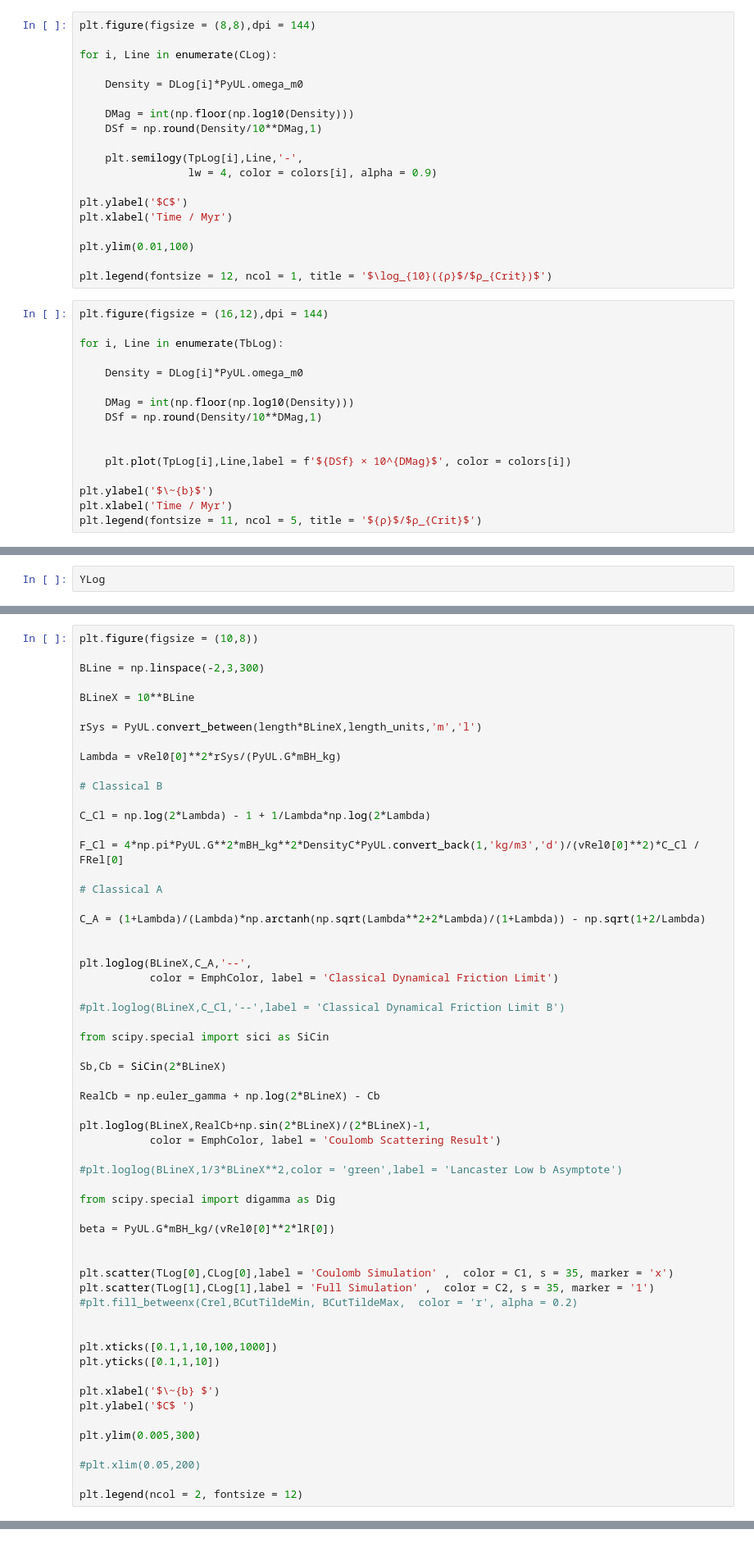
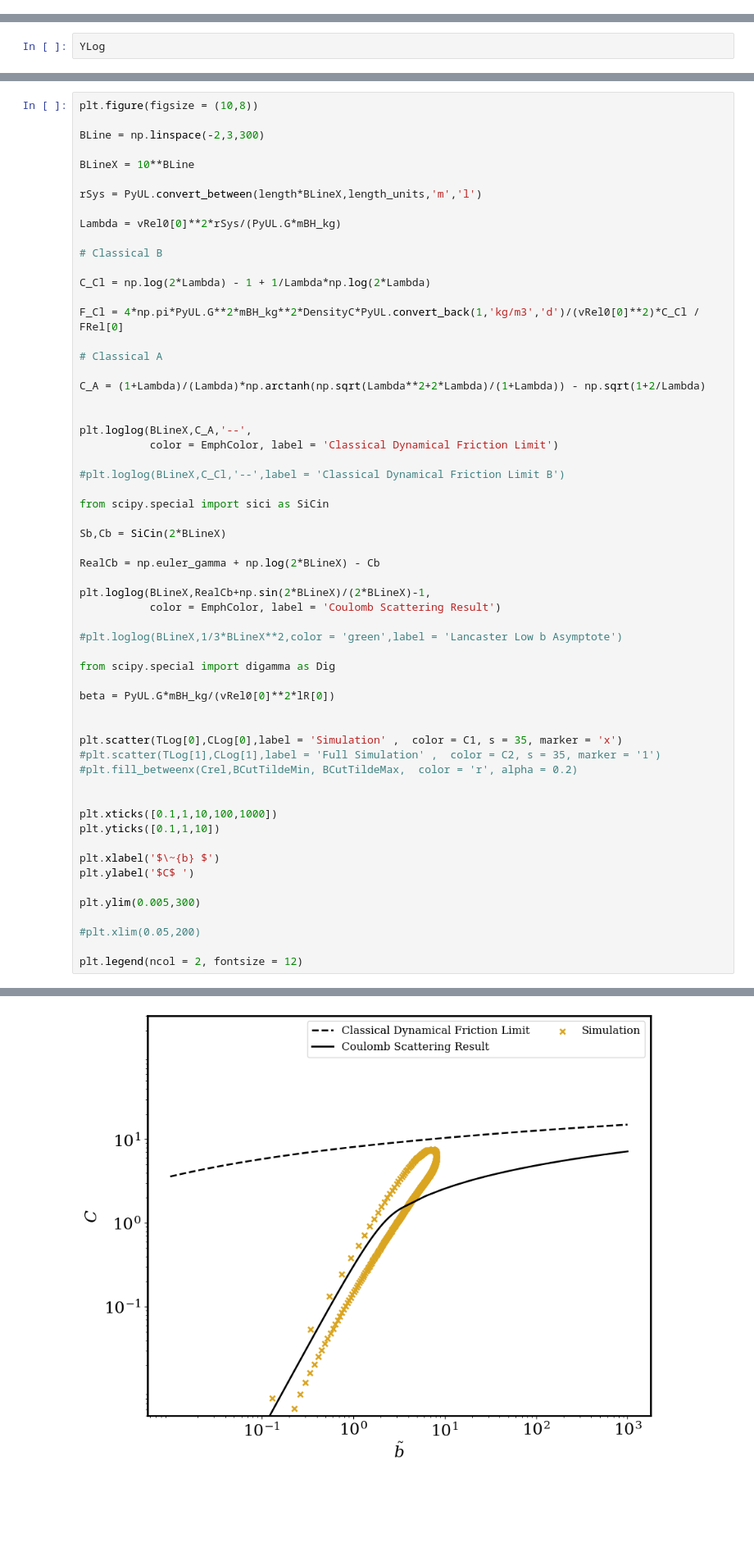
Before and after one commit to Sifyrena/PyUL_NBody, a Jupyter notebook: PyUL2_notebook_UDrag.ipynb, the cells around one changed output, grey strips where cells are left out. Shown at 82% size. Saved outputs shown, nothing was run; the diff lists cells and outputs as text; blank space fills up the shorter version.

```diff
--- a/PyUL2_notebook_UDrag.ipynb
+++ b/PyUL2_notebook_UDrag.ipynb
@@ -503,35 +195,0 @@ plt.legend()
-# %%
-plt.figure(figsize = (8,8),dpi = 144)
-
-for i, Line in enumerate(CLog):
-
-    Density = DLog[i]*PyUL.omega_m0
-
-    DMag = int(np.floor(np.log10(Density)))
-    DSf = np.round(Density/10**DMag,1)
-
-    plt.semilogy(TpLog[i],Line,'-',
-                 lw = 4, color = colors[i], alpha = 0.9)
-
-plt.ylabel('$C$')
-plt.xlabel('Time / Myr')
-
-plt.ylim(0.01,100)
-
-plt.legend(fontsize = 12, ncol = 1, title = '$\log_{10}({ρ}$/$ρ_{Crit})$')
-# %%
-plt.figure(figsize = (16,12),dpi = 144)
-
-for i, Line in enumerate(TbLog):
-
-    Density = DLog[i]*PyUL.omega_m0
-
-    DMag = int(np.floor(np.log10(Density)))
-    DSf = np.round(Density/10**DMag,1)
-
-
-    plt.plot(TpLog[i],Line,label = f'${DSf} × 10^{DMag}$', color = colors[i])
-
-plt.ylabel('$\~{b}$')
-plt.xlabel('Time / Myr')
-plt.legend(fontsize = 11, ncol = 5, title = '${ρ}$/$ρ_{Crit}$')
@@ -1468,8 +736,8 @@ from scipy.special import digamma as Dig
 beta = PyUL.G*mBH_kg/(vRel0[0]**2*lR[0])
 
 
-plt.scatter(TLog[0],CLog[0],label = 'Coulomb Simulation' ,  color = C1, s = 35, marker = 'x')
-plt.scatter(TLog[1],CLog[1],label = 'Full Simulation' ,  color = C2, s = 35, marker = '1')
+plt.scatter(TLog[0],CLog[0],label = 'Simulation' ,  color = C1, s = 35, marker = 'x')
+#plt.scatter(TLog[1],CLog[1],label = 'Full Simulation' ,  color = C2, s = 35, marker = '1')
 #plt.fill_betweenx(Crel,BCutTildeMin, BCutTildeMax,  color = 'r', alpha = 0.2)
 
 
@@ -1484,3 +752,4 @@ plt.ylim(0.005,300)
 #plt.xlim(0.05,200)
 
 plt.legend(ncol = 2, fontsize = 12)
+# %% [output]
@@ -1486,0 +757 @@ plt.legend(ncol = 2, fontsize = 12)
+[figure, added]
```
Also changed, not shown: parts of 44 cells of this notebook.
